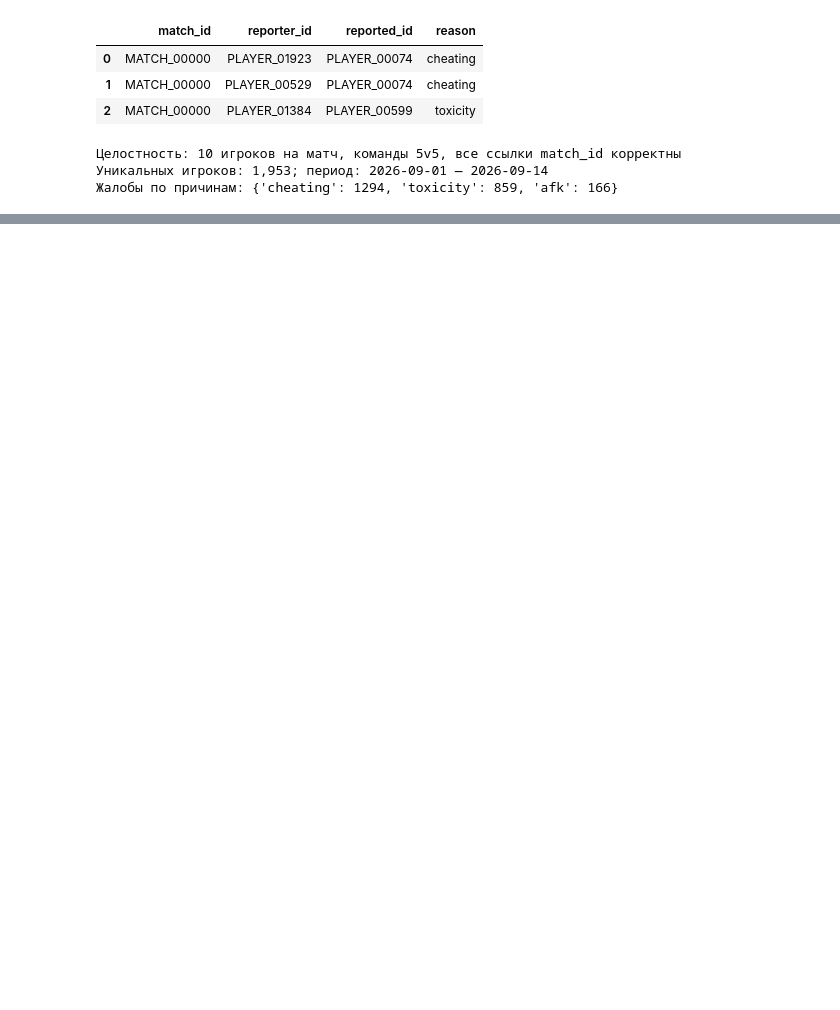
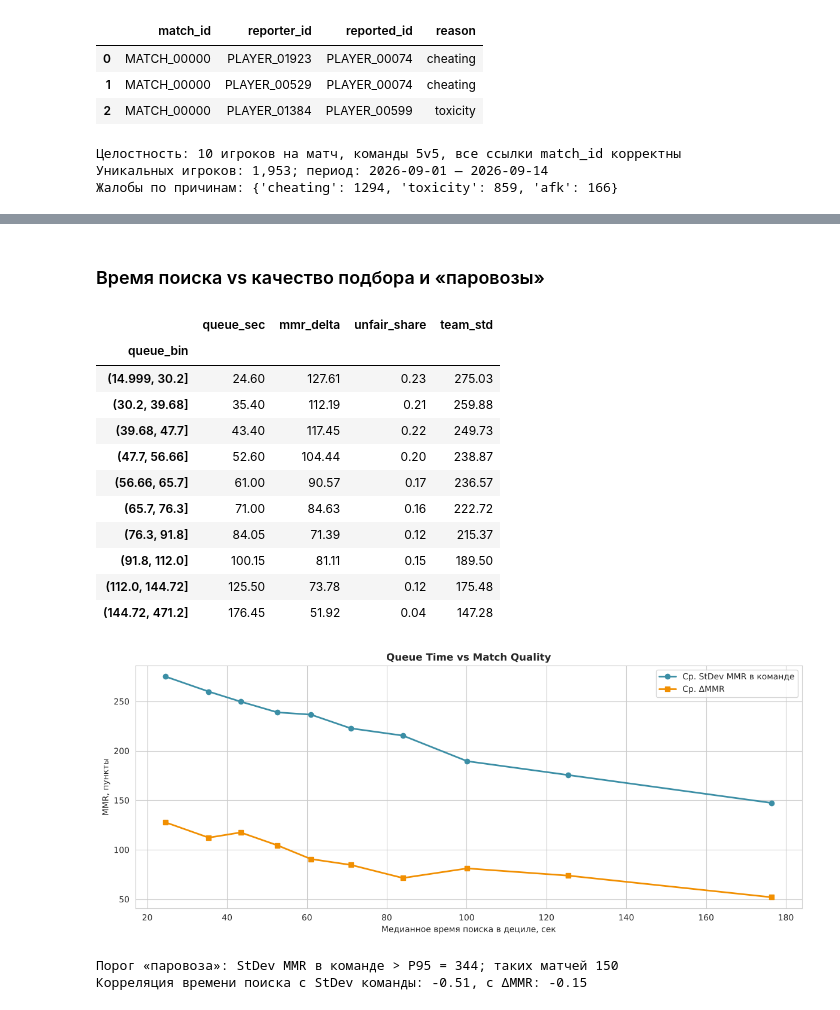
Before and after one commit to dan234tyu/game-analytics-lab4, a Jupyter notebook: notebooks/04_multiplayer_analytics.ipynb, the cells around one changed output, grey strips where cells are left out. Drawn from its saved outputs; the diff is of its cells as text; code cells hidden in the pictures; blank space fills up the shorter version.

```diff
--- a/notebooks/04_multiplayer_analytics.ipynb
+++ b/notebooks/04_multiplayer_analytics.ipynb
@@ -90,0 +163,36 @@ print("Жалобы по причинам:", reports_df['reason'].value_counts()
+# %% [markdown]
+### Время поиска vs качество подбора и «паровозы»
+# %%
+mmr_analysis['queue_bin'] = pd.qcut(mmr_analysis['queue_time_sec'], 10)
+queue = mmr_analysis.groupby('queue_bin', observed=True).agg(
+    queue_sec=('queue_time_sec', 'median'), mmr_delta=('mmr_delta', 'mean'),
+    unfair_share=('Unfair_Match', 'mean'), team_std=('max_team_std', 'mean'))
+display(queue.round(2))
+
+fig, ax1 = plt.subplots(figsize=(12, 5))
+ax1.plot(queue['queue_sec'], queue['team_std'], marker='o', color='#3B8EA5', linewidth=2, label='Ср. StDev MMR в команде')
+ax1.plot(queue['queue_sec'], queue['mmr_delta'], marker='s', color='#F18F01', linewidth=2, label='Ср. ΔMMR')
+ax1.set_xlabel('Медианное время поиска в дециле, сек'); ax1.set_ylabel('MMR, пункты')
+ax1.set_title('Queue Time vs Match Quality', fontweight='bold'); ax1.legend()
+plt.tight_layout(); plt.savefig(f'{REPORTS}/queue_vs_quality.png', dpi=150); plt.show()
+
+hi_std = mmr_analysis['max_team_std'].quantile(0.95)
+print(f"Порог «паровоза»: StDev MMR в команде > P95 = {hi_std:.0f}; таких матчей {(mmr_analysis['max_team_std'] > hi_std).sum()}")
+print(f"Корреляция времени поиска с StDev команды: {mmr_analysis[['queue_time_sec', 'max_team_std']].corr().iloc[0, 1]:.2f}, "
+      f"с ΔMMR: {mmr_analysis[['queue_time_sec', 'mmr_delta']].corr().iloc[0, 1]:.2f}")
+# %% [output]
+|  | queue_sec | mmr_delta | unfair_share | team_std |
+| queue_bin |  |  |  |  |
+| (14.999, 30.2] | 24.60 | 127.61 | 0.23 | 275.03 |
+| (30.2, 39.68] | 35.40 | 112.19 | 0.21 | 259.88 |
+| (39.68, 47.7] | 43.40 | 117.45 | 0.22 | 249.73 |
+| (47.7, 56.66] | 52.60 | 104.44 | 0.20 | 238.87 |
+| (56.66, 65.7] | 61.00 | 90.57 | 0.17 | 236.57 |
+| (65.7, 76.3] | 71.00 | 84.63 | 0.16 | 222.72 |
+| (76.3, 91.8] | 84.05 | 71.39 | 0.12 | 215.37 |
+| (91.8, 112.0] | 100.15 | 81.11 | 0.15 | 189.50 |
+| (112.0, 144.72] | 125.50 | 73.78 | 0.12 | 175.48 |
+| (144.72, 471.2] | 176.45 | 51.92 | 0.04 | 147.28 |
+[figure, added]
+Порог «паровоза»: StDev MMR в команде > P95 = 344; таких матчей 150
+Корреляция времени поиска с StDev команды: -0.51, с ΔMMR: -0.15
```
Also changed, not shown: parts of 4 cells of this notebook, 2 other files.
